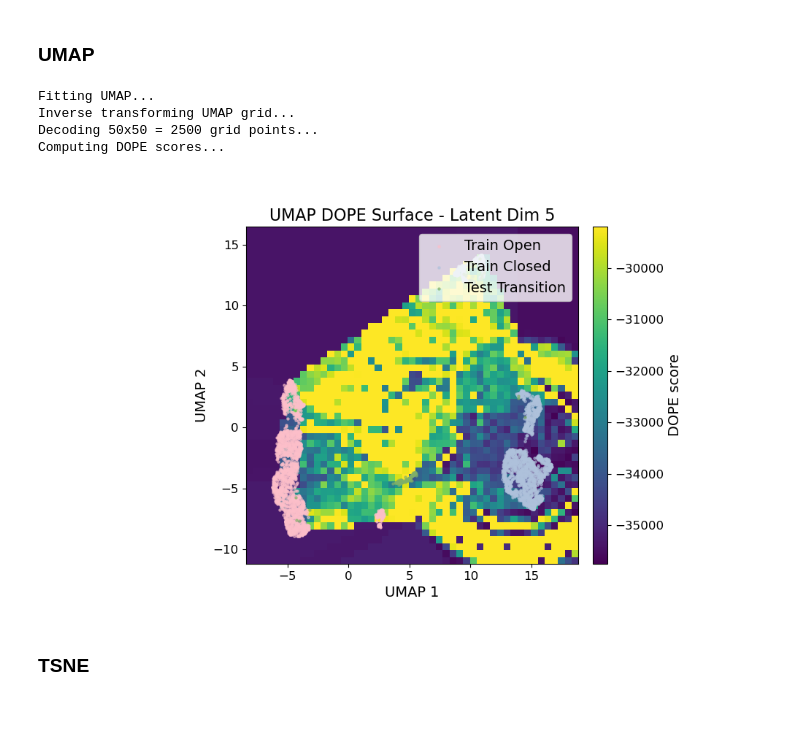
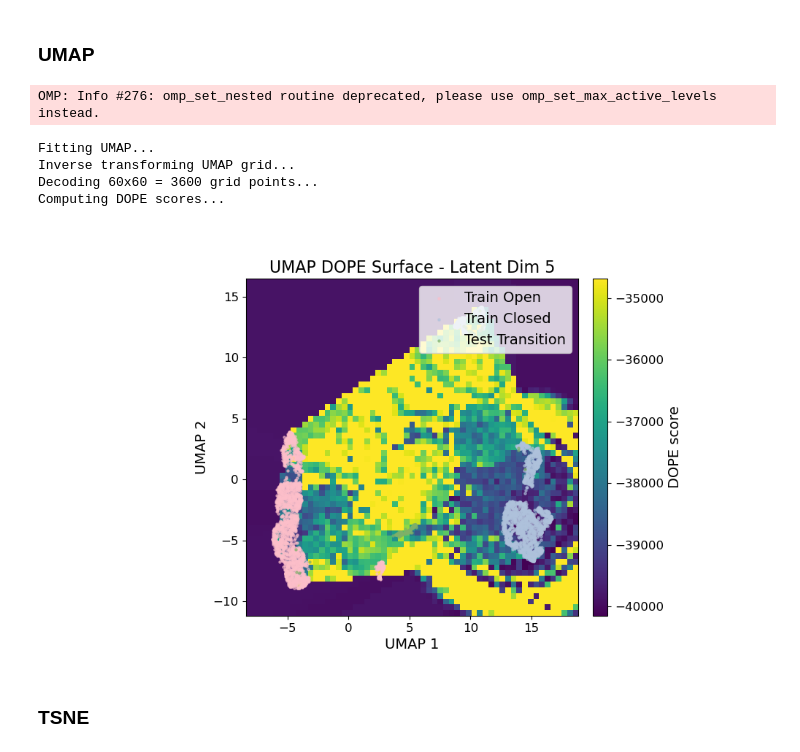
Before and after one commit to briandaniel14/molearn, a Jupyter notebook: analysis/cnn_multi_dim.ipynb, the cells around one changed output. Drawn from its saved outputs; the diff is of its cells as text; code cells hidden in the pictures; blank space fills up the shorter version.

```diff
--- a/analysis/cnn_multi_dim.ipynb
+++ b/analysis/cnn_multi_dim.ipynb
@@ -68,7 +68,7 @@ min_valid_mse_losses = {}
 models = {}
 MAs = {}
 
-base_path = r"../results/20-jan-2026-latent-z-6"
+base_path = r"../results/16-jan-2026-latent-dim-n"
 
 device = 'cuda' if torch.cuda.is_available() else 'cpu'
 
@@ -82,7 +82,7 @@ for n in range(2, 11):
     checkpoint_path = Path(f"{base_path}/{n}/checkpoint_converged.ckpt")
     checkpoint = torch.load(checkpoint_path, map_location=device, weights_only=False)
 
-    model = AutoEncoder(latent_dim=n, latent_z=6)
+    model = AutoEncoder(latent_dim=n, latent_z=1)
     model.load_state_dict(checkpoint['model_state_dict'])
 
     models[n] = model
@@ -519,9 +565,9 @@ Computing DOPE scores...
 import umap
 
 latent_dim = 5
-n_samples = 50  # Grid resolution
+n_samples = 60  # Grid resolution
 margin = 0.1    # 10% margin around data
-refine = False
+refine = True
 
 # Get all latent codes
 latent_all = np.vstack([
@@ -532,7 +578,7 @@ latent_all = np.vstack([
 
 # Fit UMAP
 print("Fitting UMAP...")
-reducer = umap.UMAP(n_components=2, random_state=RANDOM_STATE, n_neighbors=10, min_dist=0.1)
+reducer = umap.UMAP(n_components=2, random_state=RANDOM_STATE, n_neighbors=30, min_dist=0.1)
 embedding = reducer.fit_transform(latent_all)
 
 # Create grid bounds in UMAP space
@@ -590,38 +636,39 @@ ax.set_xlim(u_vals.min(), u_vals.max())
 ax.set_ylim(v_vals.min(), v_vals.max())
 ax.set_xlabel('UMAP 1')
 ax.set_ylabel('UMAP 2')
 ax.set_title(f'UMAP DOPE Surface - Latent Dim {latent_dim}')
 ax.grid(False)
 ax.set_aspect('equal')
 
 # Overlay datasets - transform each dataset through UMAP
 umap_open = reducer.transform(MAs[latent_dim].get_encoded('train_open'))
 umap_closed = reducer.transform(MAs[latent_dim].get_encoded('train_closed'))
 umap_test = reducer.transform(MAs[latent_dim].get_encoded('test_trans'))
 
 ax.scatter(umap_open[:, 0], umap_open[:, 1], c='#FDBFCA', s=5, alpha=0.6, label='Train Open')
 ax.scatter(umap_closed[:, 0], umap_closed[:, 1], c='#AFC2DC', s=5, alpha=0.6, label='Train Closed')
 ax.scatter(umap_test[:, 0], umap_test[:, 1], c='#7FB069', s=5, alpha=0.6, label='Test Transition')
 ax.legend(loc='upper right')
 
 # Add colorbar
 cbar_ax = fig.add_axes([
     ax.get_position().x1 + 0.02,
     ax.get_position().y0,
     0.02,
     ax.get_position().height,
 ])
 cb = fig.colorbar(mesh, cax=cbar_ax)
 cb.ax.tick_params(left=False, right=True)
 cb.ax.set_ylabel('DOPE score')
 
 plt.show()
 # %% [output]
-Fitting UMAP...
-Inverse transforming UMAP grid...
-Decoding 50x50 = 2500 grid points...
-Computing DOPE scores...
+OMP: Info #276: omp_set_nested routine deprecated, please use omp_set_max_active_levels instead.
+Fitting UMAP...
+Inverse transforming UMAP grid...
+Decoding 60x60 = 3600 grid points...
+Computing DOPE scores...
-[figure, old version]
+[figure, new version]
 # %% [markdown]
 ### TSNE
 # %%
```
Also changed, not shown: parts of 1 cell of this notebook, 2 other files.
